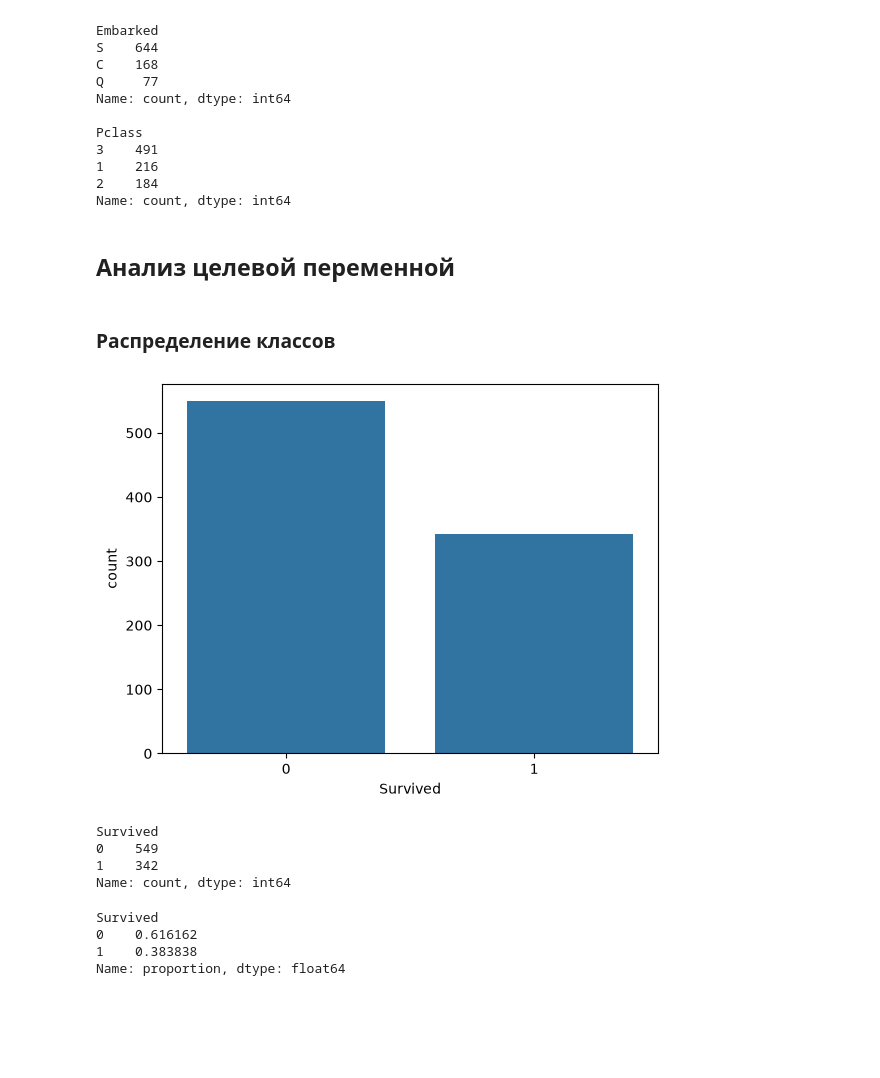
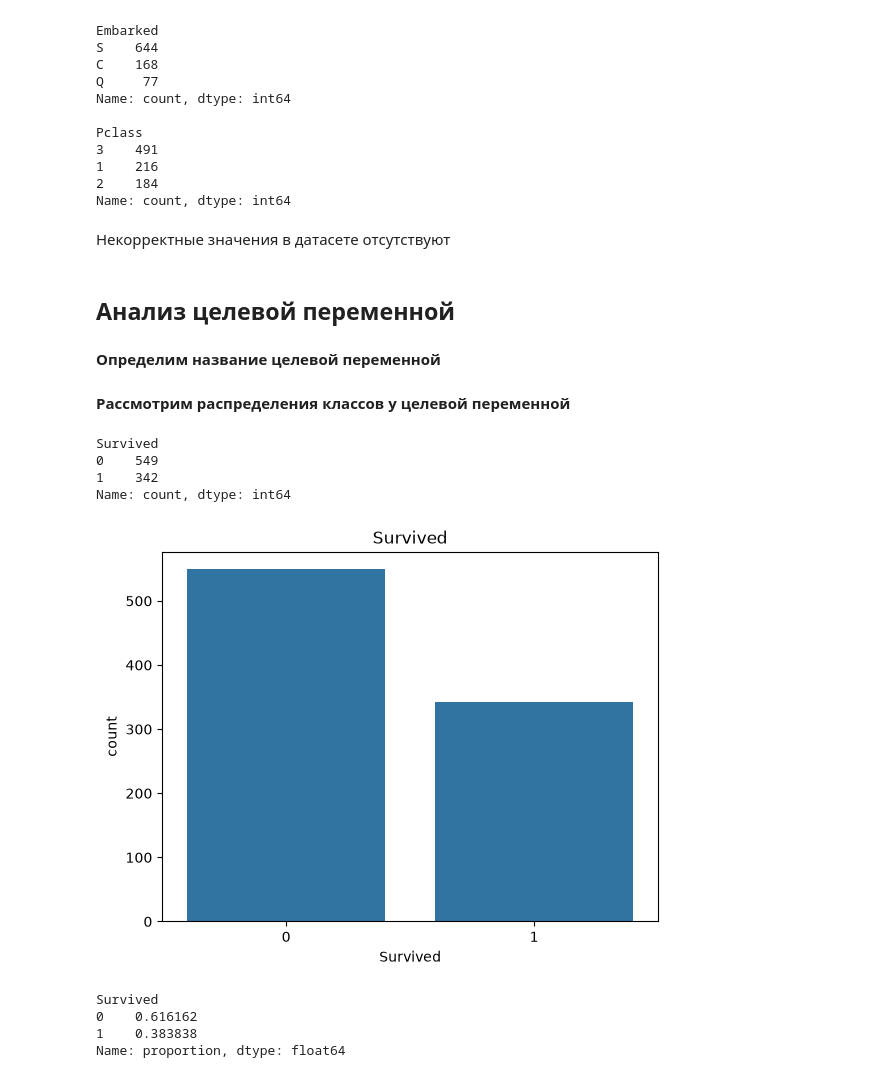
Before and after one commit to tirnish/titanic-ml, a Jupyter notebook: notebooks/01_eda.ipynb, the cells around one changed output. Saved outputs shown, nothing was run; the diff lists cells and outputs as text; code cells hidden in the pictures; blank space fills up the shorter version.

```diff
--- a/notebooks/01_eda.ipynb
+++ b/notebooks/01_eda.ipynb
@@ -200,22 +172,28 @@ Pclass
 1    216
 2    184
 Name: count, dtype: int64
+# %% [markdown]
+Некорректные значения в датасете отсутствуют
 # %% [markdown]
 ## Анализ целевой переменной
+# %% [markdown]
+**Определим название целевой переменной**
 # %%
 target = 'Survived'
 # %% [markdown]
-### Распределение классов
+**Рассмотрим распределения классов у целевой переменной**
 # %%
+print(train[target].value_counts())
+
 sns.countplot(data=train, x=target)
+plt.title(target)
 plt.show()
-train[target].value_counts()
 # %% [output]
+Survived
+0    549
+1    342
+Name: count, dtype: int64
-[figure, old version]
+[figure, new version]
-Survived
-0    549
-1    342
-Name: count, dtype: int64
 # %%
 train[target].value_counts(normalize=True)
 # %% [output]
```
Also changed, not shown: parts of 51 cells of this notebook, 6 other files.
